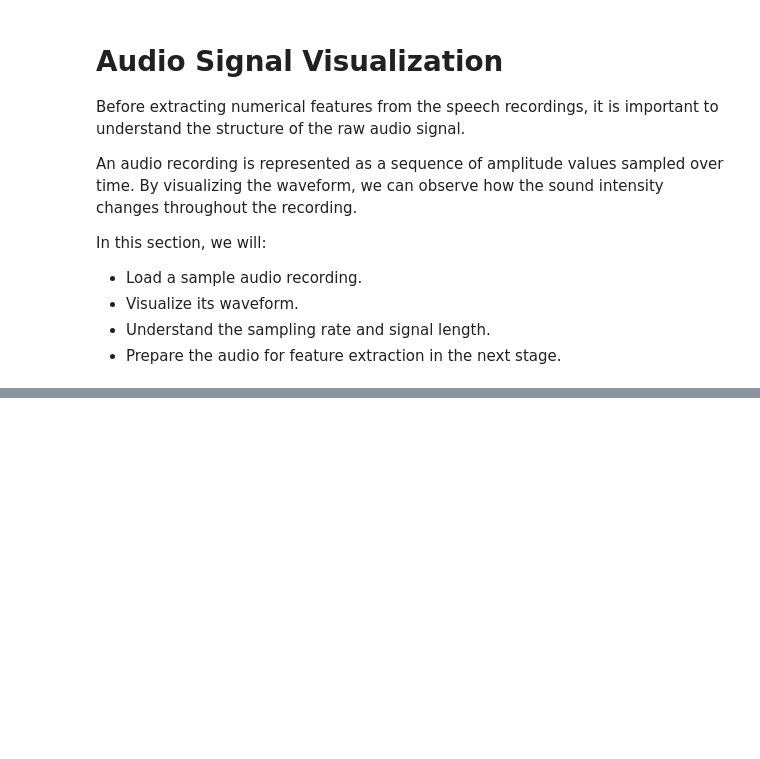
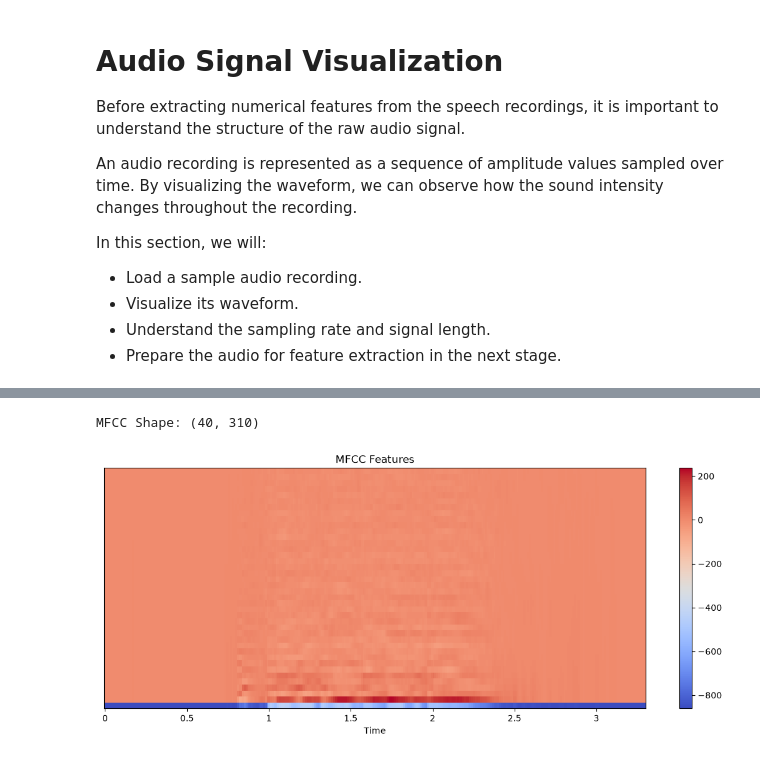
Before and after one commit to Saadiqpr/codealpha_tasks, a Jupyter notebook: Speech_Emotion_Recognition/Speech_Emotion_Recognition.ipynb, the cells around one changed output, grey strips where cells are left out. Cells and saved outputs as stored; diff of their text form; code cells hidden in the pictures; blank space fills up the shorter version.

Commit message:
Implement MFCC feature extraction and data preprocessing

```diff
--- a/Speech_Emotion_Recognition/Speech_Emotion_Recognition.ipynb
+++ b/Speech_Emotion_Recognition/Speech_Emotion_Recognition.ipynb
@@ -315,0 +367,26 @@ In this section, we will:
+# %%
+mfcc = librosa.feature.mfcc(
+    y=signal,
+    sr=sample_rate,
+    n_mfcc=40
+)
+
+print("MFCC Shape:", mfcc.shape)
+# %% [output]
+MFCC Shape: (40, 310)
+# %%
+plt.figure(figsize=(14,5))
+
+librosa.display.specshow(
+    mfcc,
+    x_axis="time",
+    sr=sample_rate
+)
+
+plt.colorbar()
+
+plt.title("MFCC Features")
+
+plt.show()
+# %% [output]
+[figure, added]
```
Also changed, not shown: parts of 14 cells of this notebook.
